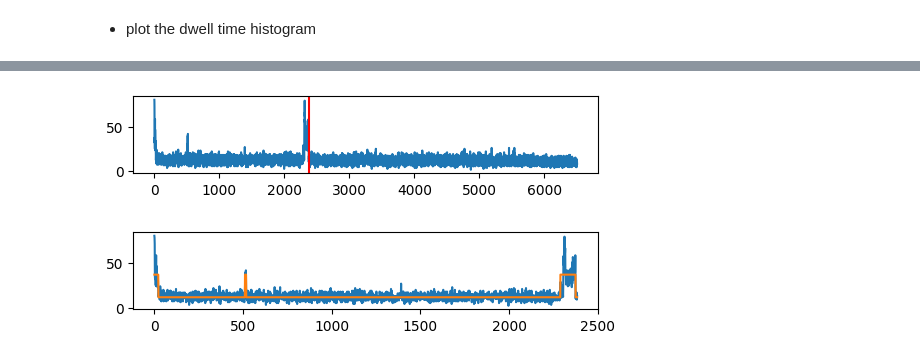
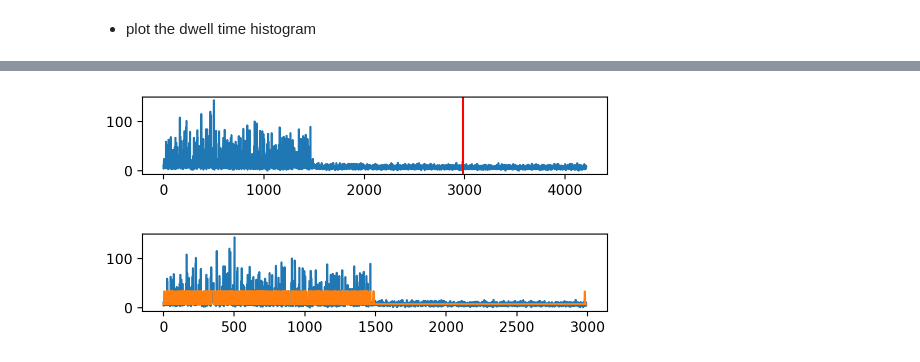
Before and after one commit to JKL453/s04-utils, a Jupyter notebook: notebooks/module-tests.ipynb, the cells around one changed output, grey strips where cells are left out. Saved outputs shown, nothing was run; the diff lists cells and outputs as text; code cells hidden in the pictures.

```diff
--- a/notebooks/module-tests.ipynb
+++ b/notebooks/module-tests.ipynb
@@ -9,6 +13,6 @@ from matplotlib import pyplot as plt
 # %%
 # set path to data files folder
-SOURCE_PATH = '/Users/kappel/Messungen/Setup04/JaKa/23_08_03/77K-6dot6nM-eGFP-vitrified/20uW/timestamps/tt_eGFP_6dot6nm_NaP_100mM_ph7dot5_Treh7dot5_20uW_77K_circpol_012.h5'
+SOURCE_PATH = '/Users/kappel/Messungen/Setup04/JaKa/23_08_07/77K-16nM-eGFP-vitrified/10uW/timestamps/tt_eGFP_16dot5nm_NaP_100mM_ph7dot5_Treh7dot5_10uW_77K_circpol_037.h5'
 #SOURCE_PATH = '/Users/kappel/Messungen/Setup04/JaKa/23_08_07/77K-16nM-eGFP-vitrified/10uW/timestamps/tt_eGFP_16dot5nm_NaP_100mM_ph7dot5_Treh7dot5_10uW_77K_circpol_018.h5'
 # %%
 timestamps = Timestamps(SOURCE_PATH)
@@ -121,18 +121,17 @@ plt.show()
 # %%
-dta.trim_signal()
 
 plt.figure(figsize=(6, 1))
 plt.plot(dta.signal)
 plt.axvline(x=dta.last_state_change, color='r')
 plt.show()
 
 plt.figure(figsize=(6, 1))
 plt.plot(dta.signal_trimmed)
-plt.plot(dta.viterbi_path_trimmed)
+plt.plot(dta.viterbi_path)
 plt.show()
 # %% [output]
-[figure, old version]
+[figure, new version]
-[figure, old version]
+[figure, new version]
 # %%
 dta.get_dwell_times()
 
```
Also changed, not shown: parts of 14 cells of this notebook, 1 other file.
